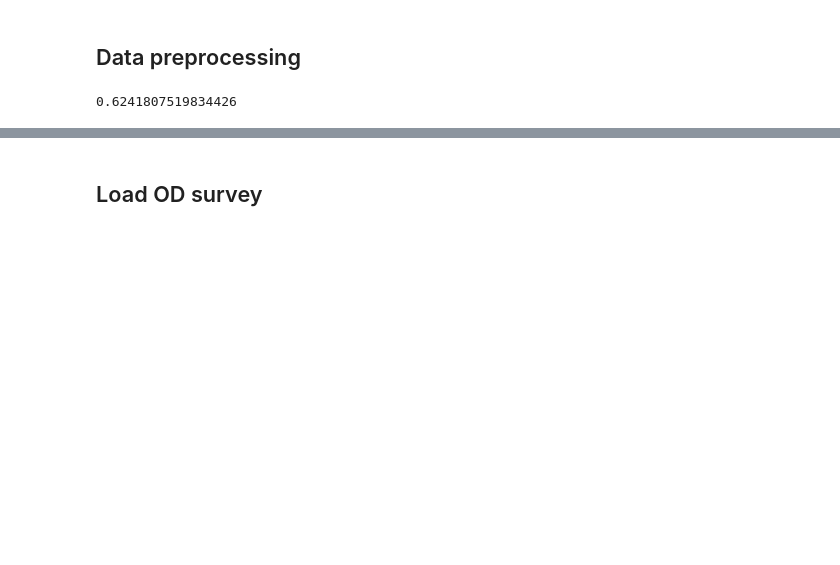
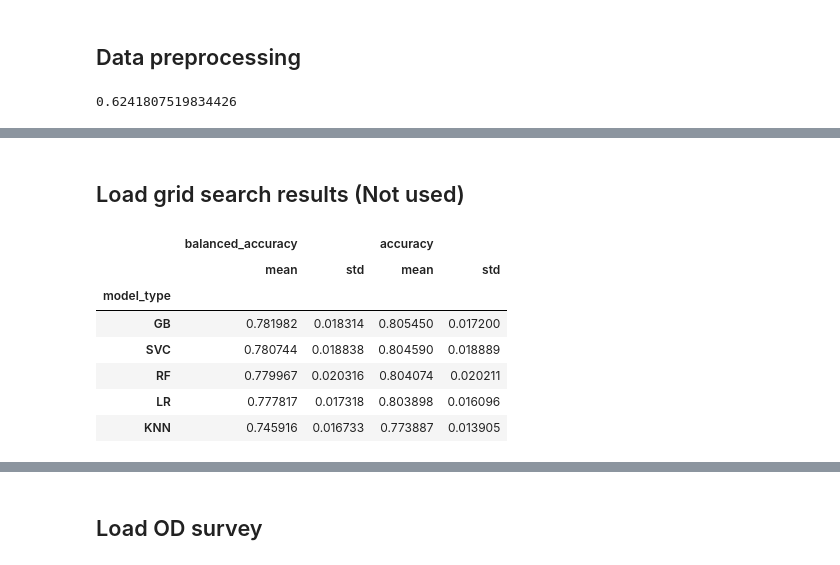
Before and after one commit to CentroFuturoCiudades/informal_jobs, a Jupyter notebook: notebook.ipynb, the cells around one changed output, grey strips where cells are left out. Saved outputs shown, nothing was run; the diff lists cells and outputs as text; code cells hidden in the pictures; blank space fills up the shorter version.

```diff
--- a/notebook.ipynb
+++ b/notebook.ipynb
@@ -154,0 +49,18 @@ best_models.to_csv('best_models.csv')
+# %% [markdown]
+## Load grid search results (Not used)
+# %%
+cv_results = pd.read_pickle('repeated_cv_results.pkl')
+
+cv_results = cv_results.rename(columns={c: c.split('param_')[-1] for c in cv_results.columns if c.startswith('param_')})
+
+best_models = pd.read_csv('repeated_best_models.csv', index_col=0, header=[0,1]).sort_values(('balanced_accuracy', 'mean'), ascending=False)
+best_models
+# %% [output]
+|  | balanced_accuracy |  | accuracy |  |
+|  | mean | std | mean | std |
+| model_type |  |  |  |  |
+| GB | 0.781982 | 0.018314 | 0.805450 | 0.017200 |
+| SVC | 0.780744 | 0.018838 | 0.804590 | 0.018889 |
+| RF | 0.779967 | 0.020316 | 0.804074 | 0.020211 |
+| LR | 0.777817 | 0.017318 | 0.803898 | 0.016096 |
+| KNN | 0.745916 | 0.016733 | 0.773887 | 0.013905 |
```
Also changed, not shown: parts of 23 cells of this notebook, 2 other files.
